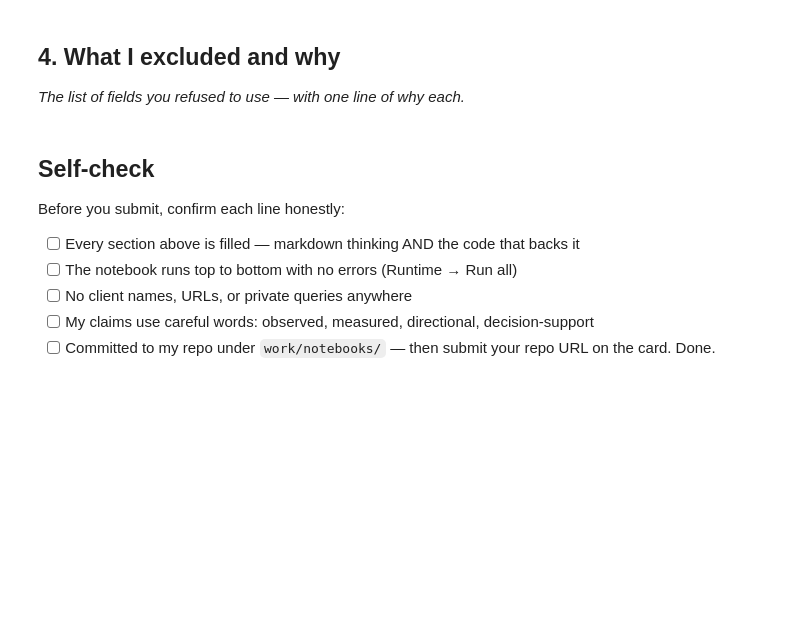
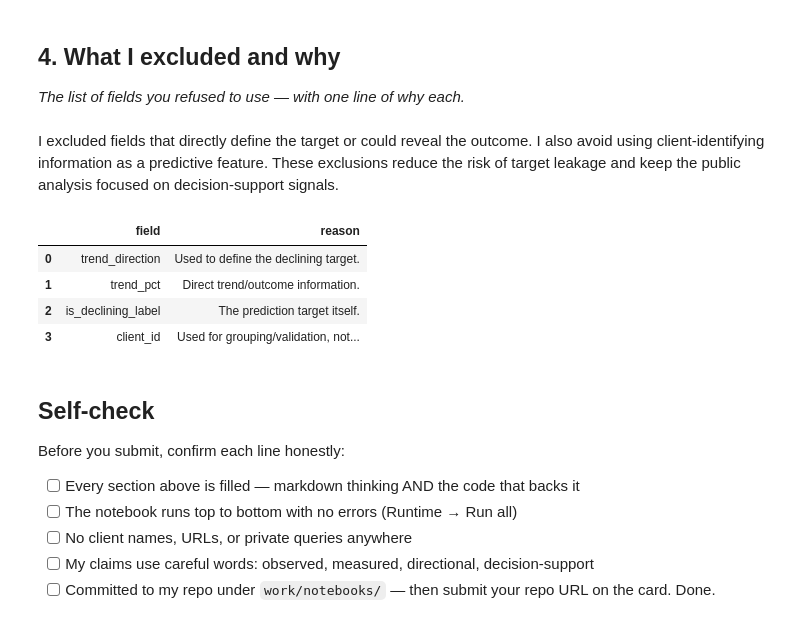
Before and after one commit to Srilaya30/flyrank-ml-internship, a Jupyter notebook: work/notebooks/w03_feature_leakage_check.ipynb, the cells around one changed output. Cells and saved outputs as stored; diff of their text form; code cells hidden in the pictures; blank space fills up the shorter version.

```diff
--- a/work/notebooks/w03_feature_leakage_check.ipynb
+++ b/work/notebooks/w03_feature_leakage_check.ipynb
@@ -31,9 +183,33 @@ This skeleton is yours to fill. Work the sections **in order** — each one has
 ## 4. What I excluded and why
 
 *The list of fields you refused to use — with one line of why each.*
+# %% [markdown]
+I excluded fields that directly define the target or could reveal the outcome. I also avoid using client-identifying information as a predictive feature. These exclusions reduce the risk of target leakage and keep the public analysis focused on decision-support signals.
 # %%
 # This cell is for CODE (numbers, a query, a check).
 # Write your text answer in the cell ABOVE this one — typing sentences here breaks Run All.
+excluded_fields = pd.DataFrame({
+    "field": [
+        "trend_direction",
+        "trend_pct",
+        "is_declining_label",
+        "client_id"
+    ],
+    "reason": [
+        "Used to define the declining target.",
+        "Direct trend/outcome information.",
+        "The prediction target itself.",
+        "Used for grouping/validation, not prediction."
+    ]
+})
+
+display(excluded_fields)
+# %% [output]
+|  | field | reason |
+| 0 | trend_direction | Used to define the declining target. |
+| 1 | trend_pct | Direct trend/outcome information. |
+| 2 | is_declining_label | The prediction target itself. |
+| 3 | client_id | Used for grouping/validation, not... |
 # %% [markdown]
 ## Self-check
 
```
Also changed, not shown: parts of 9 cells of this notebook.
